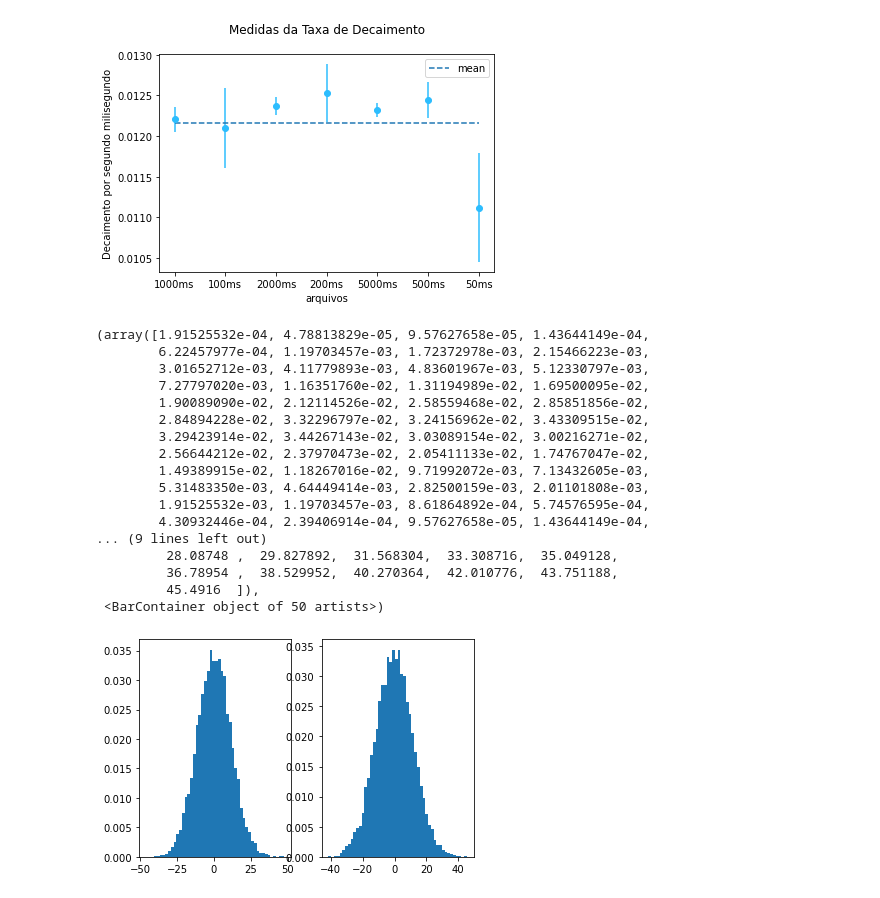
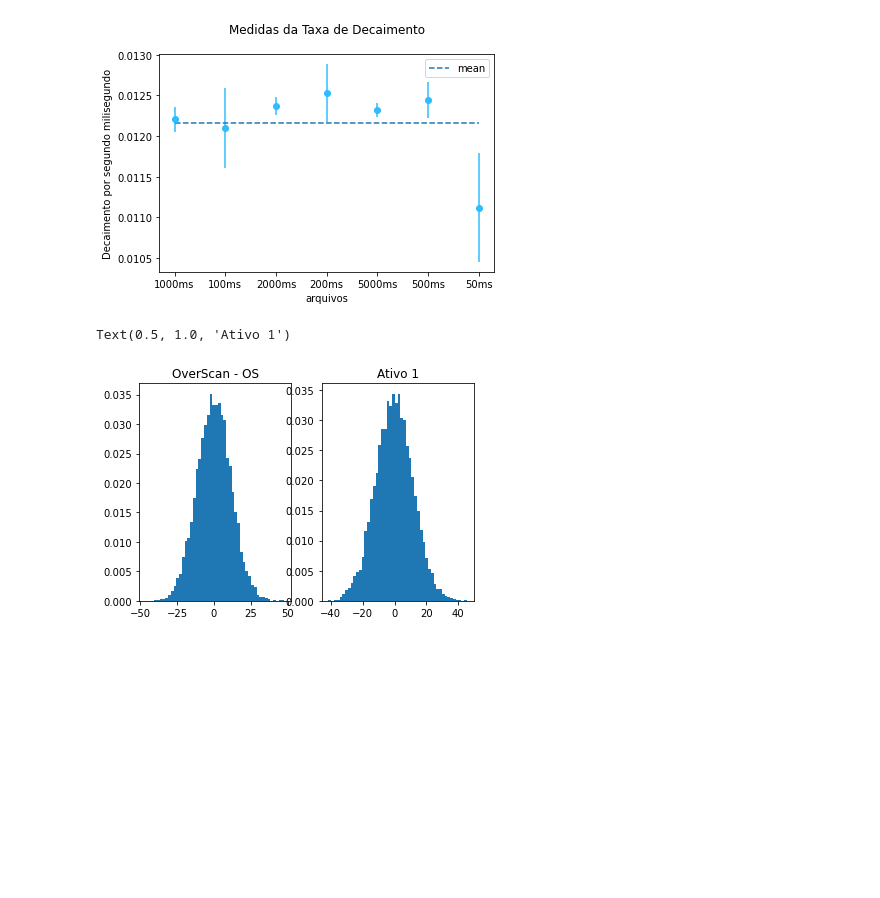
Before and after one commit to estevanmendes/LABIV, a Jupyter notebook: codigo_analise_v1.ipynb, the cells around one changed output. Saved outputs shown, nothing was run; the diff lists cells and outputs as text; code cells hidden in the pictures; blank space fills up the shorter version.

```diff
--- a/codigo_analise_v1.ipynb
+++ b/codigo_analise_v1.ipynb
@@ -208,26 +219,12 @@ ccd_overscan=np.loadtxt('overscan.txt')
 # %%
 fig,ax=plt.subplots(1,2)
 ax[0].hist(ccd_overscan,bins=50,density=True)
+ax[0].set_title('OverScan - OS')
 ax[1].hist(ccd_data,bins=50,density=True)
+ax[1].set_title('Ativo 1')
 # %% [output]
-(array([1.91525532e-04, 4.78813829e-05, 9.57627658e-05, 1.43644149e-04,
-        6.22457977e-04, 1.19703457e-03, 1.72372978e-03, 2.15466223e-03,
-        3.01652712e-03, 4.11779893e-03, 4.83601967e-03, 5.12330797e-03,
-        7.27797020e-03, 1.16351760e-02, 1.31194989e-02, 1.69500095e-02,
-        1.90089090e-02, 2.12114526e-02, 2.58559468e-02, 2.85851856e-02,
-        2.84894228e-02, 3.32296797e-02, 3.24156962e-02, 3.43309515e-02,
-        3.29423914e-02, 3.44267143e-02, 3.03089154e-02, 3.00216271e-02,
-        2.56644212e-02, 2.37970473e-02, 2.05411133e-02, 1.74767047e-02,
-        1.49389915e-02, 1.18267016e-02, 9.71992072e-03, 7.13432605e-03,
-        5.31483350e-03, 4.64449414e-03, 2.82500159e-03, 2.01101808e-03,
-        1.91525532e-03, 1.19703457e-03, 8.61864892e-04, 5.74576595e-04,
-        4.30932446e-04, 2.39406914e-04, 9.57627658e-05, 1.43644149e-04,
-... (9 lines left out)
-         28.08748 ,  29.827892,  31.568304,  33.308716,  35.049128,
-         36.78954 ,  38.529952,  40.270364,  42.010776,  43.751188,
-         45.4916  ]),
- <BarContainer object of 50 artists>)
+Text(0.5, 1.0, 'Ativo 1')
-[figure, old version]
+[figure, new version]
 # %%
 STATS_overscan=np.zeros((len(ccd_overscan)-2,3))
 
```
Also changed, not shown: parts of 17 cells of this notebook.
